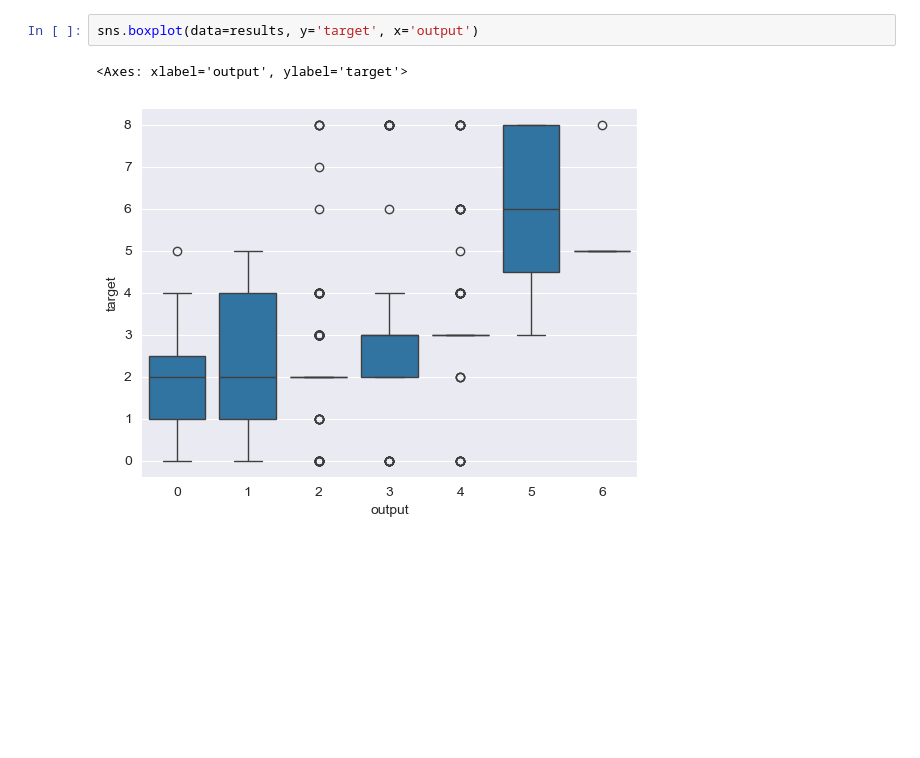
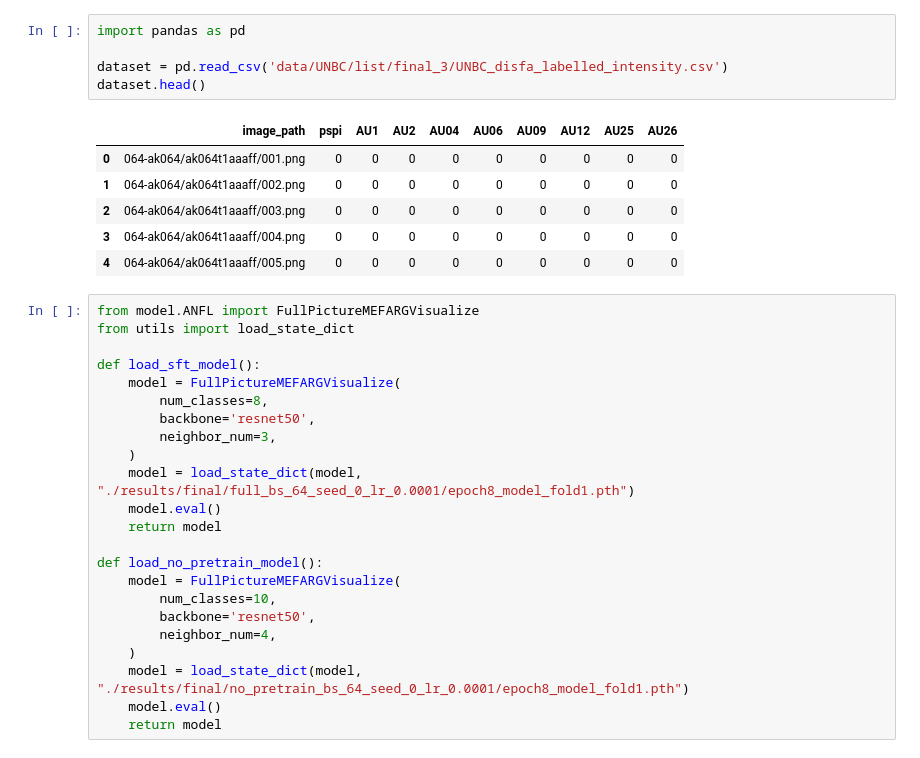
Before and after one commit to ZW471/GraphAU-Pain, a Jupyter notebook: visualize_result.ipynb, the cells around one changed output. Saved outputs shown, nothing was run; the diff lists cells and outputs as text; blank space fills up the shorter version.

```diff
--- a/visualize_result.ipynb
+++ b/visualize_result.ipynb
@@ -28,5 +1,35 @@ results
-# %%
-sns.boxplot(data=results, y='target', x='output')
-# %% [output]
-<Axes: xlabel='output', ylabel='target'>
-[figure, removed]
+# %%
+import pandas as pd
+
+dataset = pd.read_csv('data/UNBC/list/final_3/UNBC_disfa_labelled_intensity.csv')
+dataset.head()
+# %% [output]
+|  | image_path | pspi | AU1 | AU2 | AU04 | AU06 | AU09 | AU12 | AU25 | AU26 |
+| 0 | 064-ak064/ak064t1aaaff/001.png | 0 | 0 | 0 | 0 | 0 | 0 | 0 | 0 | 0 |
+| 1 | 064-ak064/ak064t1aaaff/002.png | 0 | 0 | 0 | 0 | 0 | 0 | 0 | 0 | 0 |
+| 2 | 064-ak064/ak064t1aaaff/003.png | 0 | 0 | 0 | 0 | 0 | 0 | 0 | 0 | 0 |
+| 3 | 064-ak064/ak064t1aaaff/004.png | 0 | 0 | 0 | 0 | 0 | 0 | 0 | 0 | 0 |
+| 4 | 064-ak064/ak064t1aaaff/005.png | 0 | 0 | 0 | 0 | 0 | 0 | 0 | 0 | 0 |
+# %%
+from model.ANFL import FullPictureMEFARGVisualize
+from utils import load_state_dict
+
+def load_sft_model():
+    model = FullPictureMEFARGVisualize(
+        num_classes=8,
+        backbone='resnet50',
+        neighbor_num=3,
+    )
+    model = load_state_dict(model, "./results/final/full_bs_64_seed_0_lr_0.0001/epoch8_model_fold1.pth")
+    model.eval()
+    return model
+
+def load_no_pretrain_model():
+    model = FullPictureMEFARGVisualize(
+        num_classes=10,
+        backbone='resnet50',
+        neighbor_num=4,
+    )
+    model = load_state_dict(model, "./results/final/no_pretrain_bs_64_seed_0_lr_0.0001/epoch8_model_fold1.pth")
+    model.eval()
+    return model
```
Also changed, not shown: parts of 3 cells of this notebook, 5 other files.
